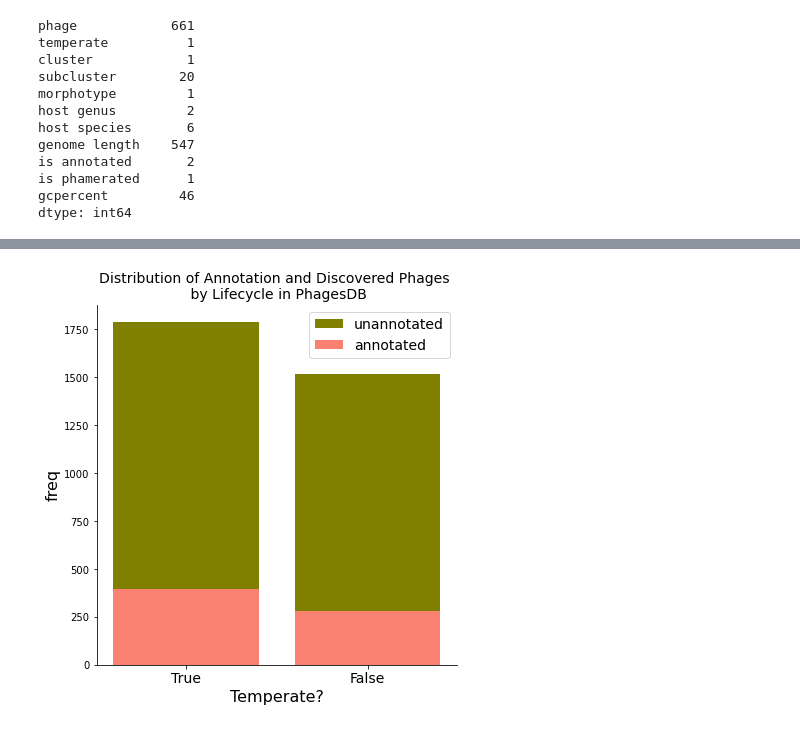
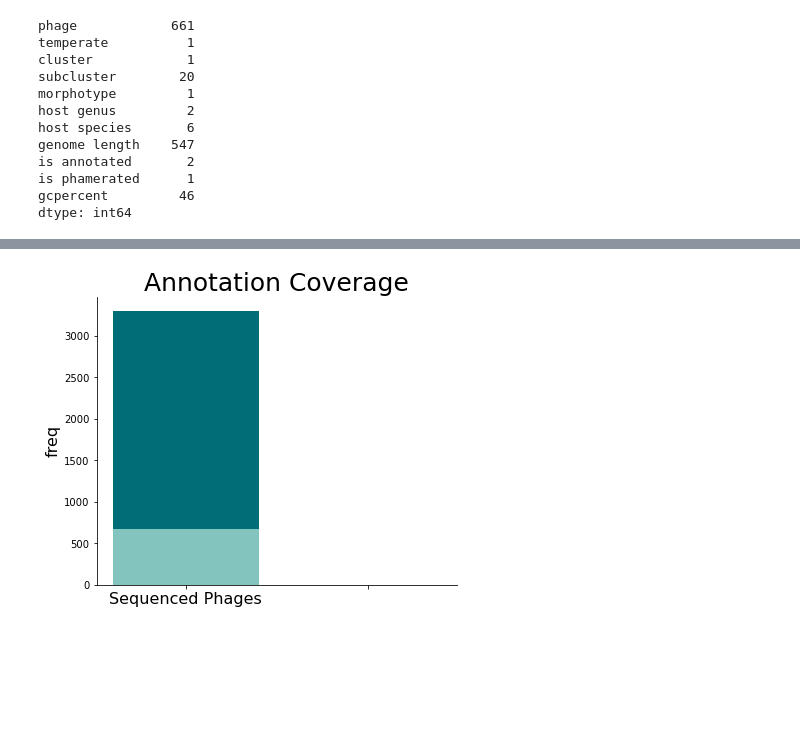
Before and after one commit to sky123martin/PhageOne, a Jupyter notebook: research_notebooks/11-18 General Phage Analysis.ipynb, the cells around one changed output, grey strips where cells are left out. Saved outputs shown, nothing was run; the diff lists cells and outputs as text; code cells hidden in the pictures; blank space fills up the shorter version.

```diff
--- a/research_notebooks/11-18 General Phage Analysis.ipynb
+++ b/research_notebooks/11-18 General Phage Analysis.ipynb
@@ -81,26 +157,26 @@ plt.show()
 # %%
-annotated_morphotypes = list(df_annotated_phages["morphotype"].values)
-all_morphotypes = list(df_phages["morphotype"].values)
+annotated_morphotypes = list(df_annotated_phages["temperate"].values)
+all_morphotypes = list(df_phages["temperate"].values)
 
-unique_morphotypes = np.sort([x for x in df_phages["morphotype"].unique() if str(x) != 'nan'])
+unique_morphotypes = ['True', 'False']
 
-fig = plt.figure(figsize = (5,5))
+fig = plt.figure(figsize = (5,4))
 ax = fig.add_axes([0,0,1,1])
 
 #annotated
 
 morphotype_counts = [all_morphotypes .count(i) for i in unique_morphotypes]
-ax.bar(unique_morphotypes, morphotype_counts, color ="olive", label = "unannotated", width = 0.8)
+ax.bar(unique_morphotypes, morphotype_counts, color ="#006d77", label = "unannotated", width = 0.8)
 
 # total
 morphotype_counts = [annotated_morphotypes.count(i) for i in unique_morphotypes]
-ax.bar(unique_morphotypes, morphotype_counts, color ="salmon", alpha = 1, label = "annotated", width = 0.8)
+ax.bar(unique_morphotypes, morphotype_counts, color ="#83c5be", alpha = 1, label = "annotated", width = 0.8)
 
-plt.xticks( fontsize = 14)
-plt.xlabel("Morphotype", fontsize = 16)
+plt.xticks( fontsize = 16)
+# plt.xlabel("Temperate?", fontsize = 16)
 plt.ylabel("freq", fontsize = 16)
-plt.title("Distribution of Annotation and Discovered Phages \n by Morphotype in PhagesDB", fontsize = 14)
-plt.legend(fontsize = 14)
+plt.title("Lifecycle Morphotype", fontsize = 25)
+plt.xticks(np.arange(2), ('Temperate', 'Lytic'))
 sns.despine()
 
 plt.show()
@@ -109,28 +185,22 @@ plt.show()
 # %%
-annotated_morphotypes = list(df_annotated_phages["temperate"].values)
-all_morphotypes = list(df_phages["temperate"].values)
-
-unique_morphotypes = ['True', 'False']
-
-fig = plt.figure(figsize = (5,5))
+fig = plt.figure(figsize = (5,4))
 ax = fig.add_axes([0,0,1,1])
 
 #annotated
 
 morphotype_counts = [all_morphotypes .count(i) for i in unique_morphotypes]
-ax.bar(unique_morphotypes, morphotype_counts, color ="olive", label = "unannotated", width = 0.8)
+ax.bar(["Sequenced Phages"," "], [sum(morphotype_counts),0], color ="#006d77", label = "unannotated", width = 0.8)
 
 # total
 morphotype_counts = [annotated_morphotypes.count(i) for i in unique_morphotypes]
-ax.bar(unique_morphotypes, morphotype_counts, color ="salmon", alpha = 1, label = "annotated", width = 0.8)
+ax.bar(["Sequenced Phages"," "], [sum(morphotype_counts),1], color ="#83c5be", alpha = 1, label = "annotated", width = 0.8)
 
-plt.xticks( fontsize = 14)
-plt.xlabel("Temperate?", fontsize = 16)
+plt.xticks( fontsize = 16)
 plt.ylabel("freq", fontsize = 16)
-plt.title("Distribution of Annotation and Discovered Phages \n by Lifecycle in PhagesDB", fontsize = 14)
-plt.legend(fontsize = 14)
+plt.xlabel("\n", fontsize = 16)
+plt.title("Annotation Coverage", fontsize = 25)
 sns.despine()
 
 plt.show()
 # %% [output]
-[figure, old version]
+[figure, new version]
```
Also changed, not shown: parts of 11 cells of this notebook, 14 other files.
